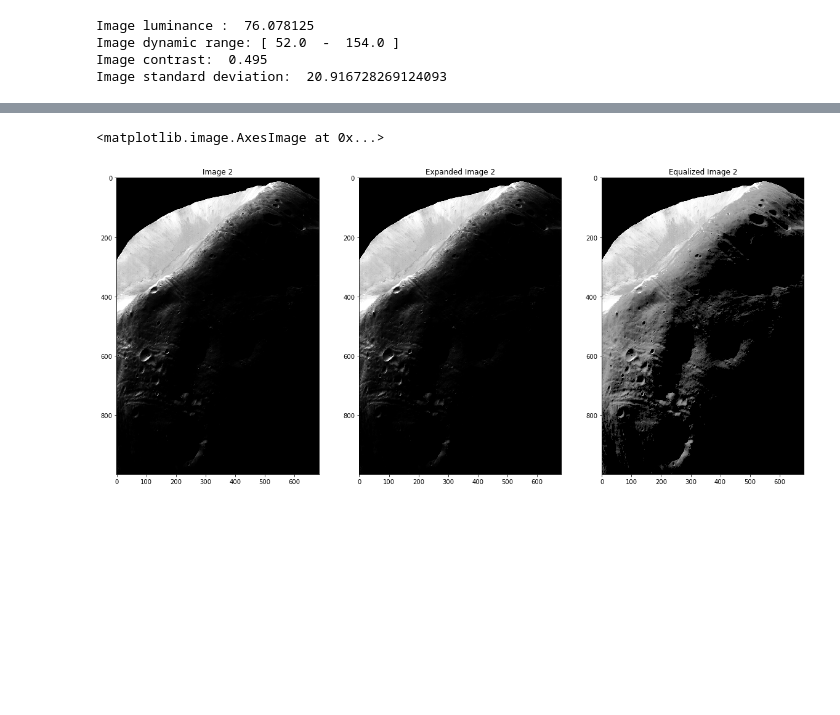
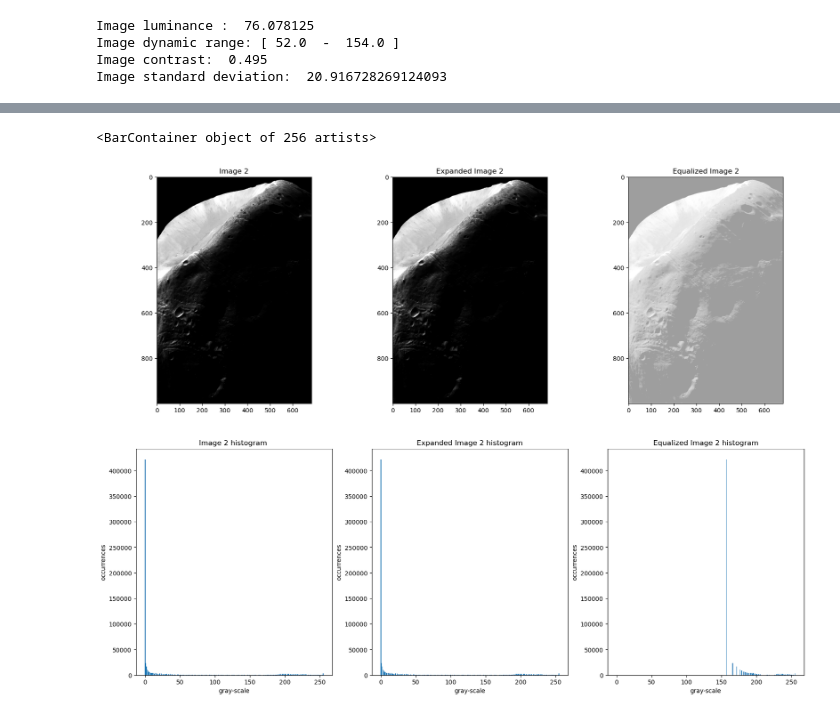
Before and after one commit to imadBO/Digital-Image-Processing, a Jupyter notebook: TP2/histogram_equalization.ipynb, the cells around one changed output, grey strips where cells are left out. Drawn from its saved outputs; the diff is of its cells as text; code cells hidden in the pictures; blank space fills up the shorter version.

```diff
--- a/TP2/histogram_equalization.ipynb
+++ b/TP2/histogram_equalization.ipynb
@@ -158,14 +161,17 @@ plt.subplot(133);plt.title('Equalized Image 1');plt.imshow(equalizedFig1)
 # %%
 expandedFig2 = expandImage(fig2, np.amin(fig2), np.amax(fig2))
 equalizedFig2 = equalizeImage(fig2,fig2.shape[1], fig2.shape[0])
 
 plt.figure(figsize=(20,15))
-plt.subplot(131);plt.title('Image 2');plt.imshow(fig2)
-plt.subplot(132);plt.title('Expanded Image 2');plt.imshow(expandedFig2)
-plt.subplot(133);plt.title('Equalized Image 2');plt.imshow(equalizedFig2)
+plt.subplot(231);plt.title('Image 2');plt.imshow(fig2,vmin=0,vmax=255)
+plt.subplot(232);plt.title('Expanded Image 2');plt.imshow(expandedFig2,vmin=0,vmax=255)
+plt.subplot(233);plt.title('Equalized Image 2');plt.imshow(equalizedFig2,vmin=0,vmax=255)
+plt.subplot(234);plt.title('Image 2 histogram ');plt.xlabel('gray-scale'),plt.ylabel('occurrences');plt.bar(np.arange(0,256),histogram(fig2))
+plt.subplot(235);plt.title('Expanded Image 2 histogram');plt.xlabel('gray-scale'),plt.ylabel('occurrences');plt.bar(np.arange(0,256),histogram(expandedFig2))
+plt.subplot(236);plt.title('Equalized Image 2 histogram');plt.xlabel('gray-scale'),plt.ylabel('occurrences');plt.bar(np.arange(0,256),histogram(equalizedFig2))
 # %% [output]
-<matplotlib.image.AxesImage at 0x...>
+<BarContainer object of 256 artists>
-[figure, old version]
+[figure, new version]
 # %%
 expandedFig3 = expandImage(fig3, np.amin(fig3), np.amax(fig3))
 equalizedFig3 = equalizeImage(fig3,fig3.shape[1], fig3.shape[0])
```
Also changed, not shown: parts of 9 cells of this notebook, 3 other files.
